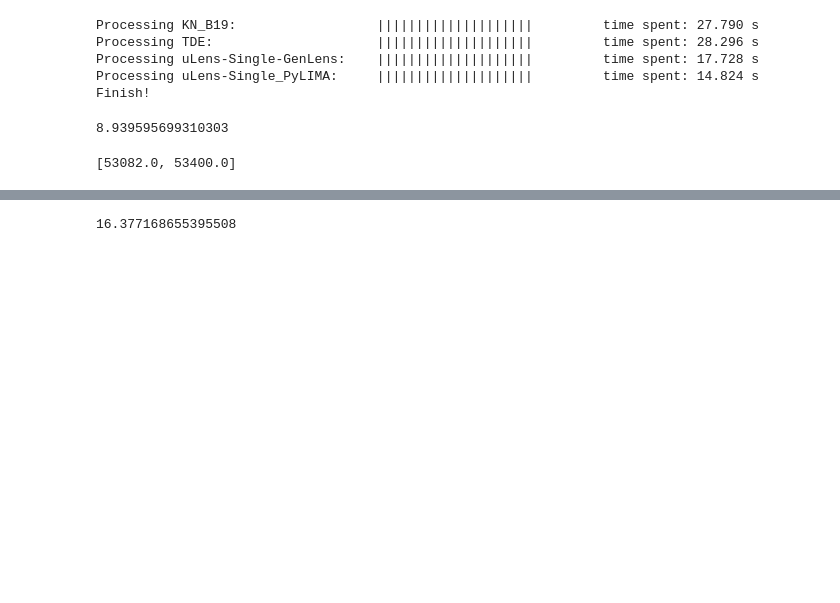
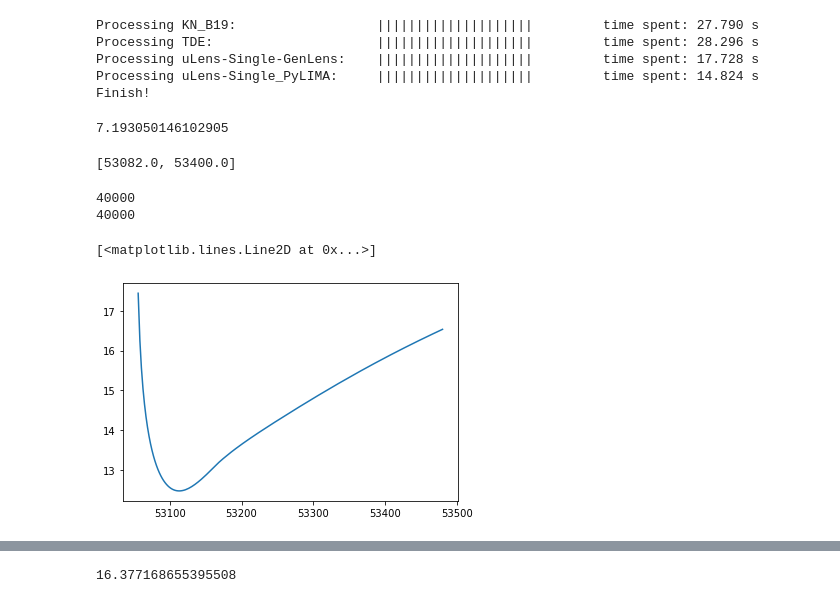
Before and after one commit to lmptc/Presto-Color, a Jupyter notebook: Data_Interpolate_and_Serialization Develop.ipynb, the cells around one changed output, grey strips where cells are left out. Cells and saved outputs as stored; diff of their text form; code cells hidden in the pictures; blank space fills up the shorter version.

```diff
--- a/Data_Interpolate_and_Serialization Develop.ipynb
+++ b/Data_Interpolate_and_Serialization Develop.ipynb
@@ -183,14 +183,34 @@ def CalculateMap(PathInterp, EventName, Band1, Band2, dT1, dT2, PointsPDay = 50,
 global/homes/l/lianming/data/2Day_Interp/SNIa-SALT2_Interp.pkl
 # %%
 time1 = time.time()
-with open('/global/homes/l/lianming/data/2Day_Interp/SNIa-SALT2_Interp.pkl', 'rb') as f:
+with open('/global/homes/l/lianming/Presto-Color-2/data/2Day_Interp/SNIa-SALT2_Interp.pkl', 'rb') as f:
     Interp_load = pickle.load(f)
     TimeRange_load = pickle.load(f)
 
 time.time() - time1
 # %% [output]
-8.939595699310303
+7.193050146102905
 # %%
 TimeRange_load['g'][0]
 # %% [output]
 [53082.0, 53400.0]
+# %%
+import pickle
+import numpy as np
+import matplotlib.pyplot as plt
+
+with open('/global/homes/l/lianming/Presto-Color-2/data/2Day_Interp/SLSN-I_Interp.pkl', 'rb') as f:
+    Interp_load = pickle.load(f)
+    TimeRange_load = pickle.load(f)
+
+print(len(Interp_load['g']))
+print(len(TimeRange_load['g']))
+
+xx = np.arange( TimeRange_load['g'][-1][0], TimeRange_load['g'][-1][1], 0.1)
+
+plt.plot(xx, Interp_load['g'][-1](xx))
+# %% [output]
+40000
+40000
+[<matplotlib.lines.Line2D at 0x...>]
+[figure, added]
```
Also changed, not shown: parts of 2 cells of this notebook, 7 other files.
